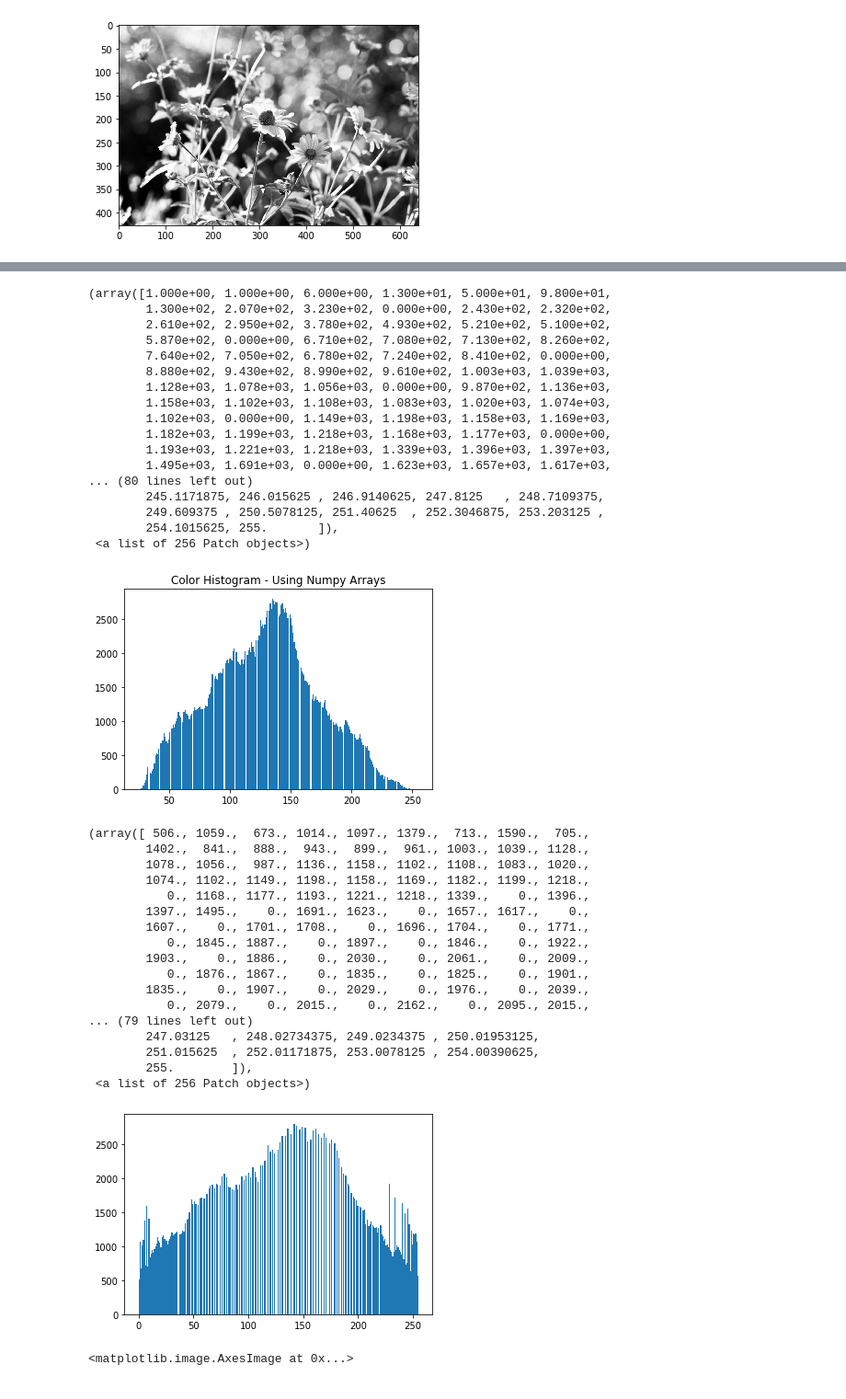
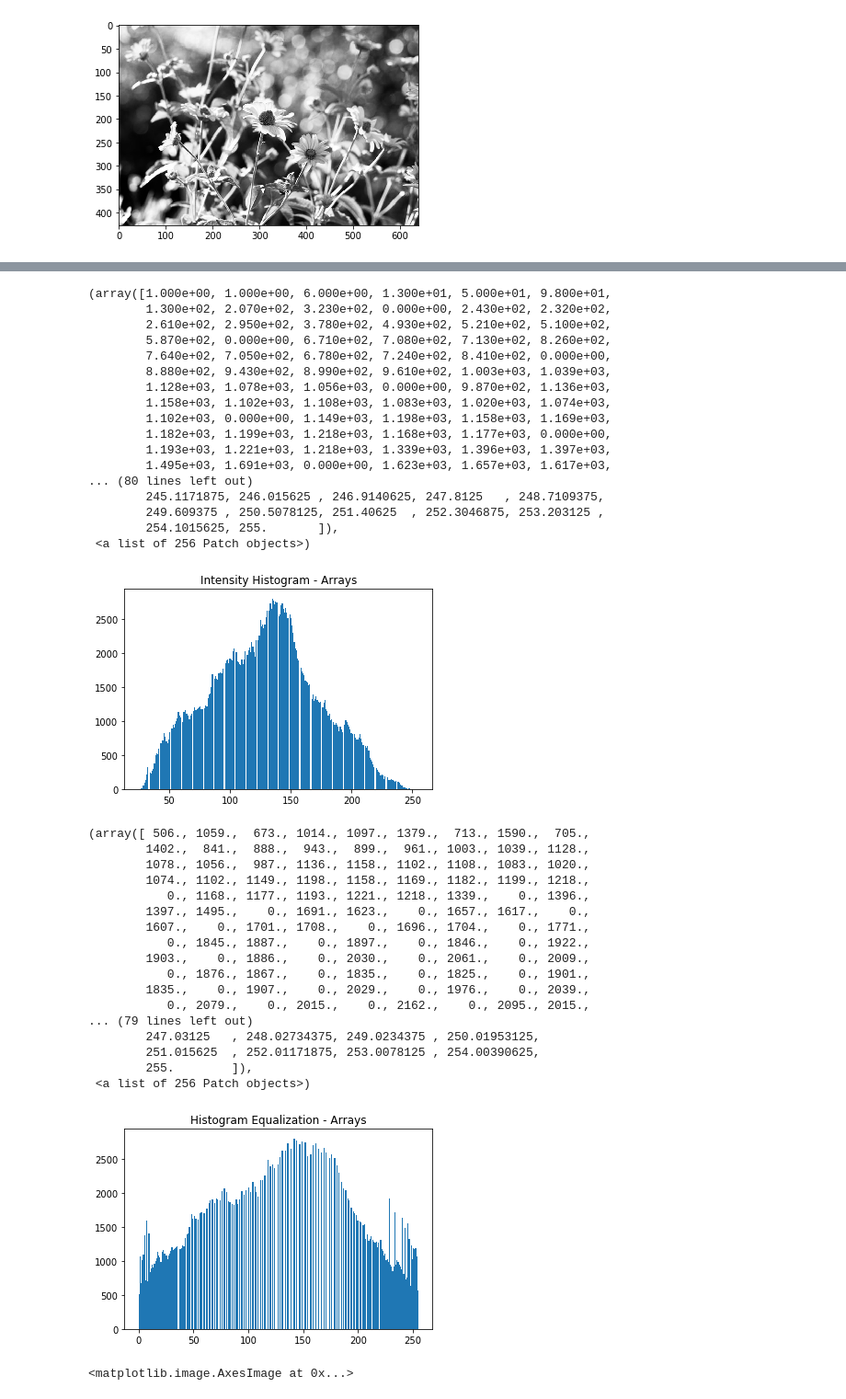
Before and after one commit to EthanWadsworth/TR_CV_Notes, a Jupyter notebook: Histograms.ipynb, the cells around one changed output, grey strips where cells are left out. Shown at 92% size. Saved outputs shown, nothing was run; the diff lists cells and outputs as text; code cells hidden in the pictures.

```diff
--- a/Histograms.ipynb
+++ b/Histograms.ipynb
@@ -103,7 +119,7 @@ plt.imshow(equa_gray_flowers, cmap='gray')
 # %%
 # More of the details are preserved using equalization
 # Reprint the two histograms
-plt.title('Color Histogram - Using Numpy Arrays')
+plt.title('Intensity Histogram - Arrays')
 # gray_flower_img.copy().flatten()
 plt.hist(gray_flower_img.copy().flatten(), 256)
 # %% [output]
@@ -124,29 +140,29 @@ plt.hist(gray_flower_img.copy().flatten(), 256)
         249.609375 , 250.5078125, 251.40625  , 252.3046875, 253.203125 ,
         254.1015625, 255.       ]),
  <a list of 256 Patch objects>)
-[figure, old version]
+[figure, new version]
 # %%
-#Opencv syntax
+plt.title('Histogram Equalization - Arrays')
 plt.hist(equa_gray_flowers.copy().flatten(), 256)
 # %% [output]
 (array([ 506., 1059.,  673., 1014., 1097., 1379.,  713., 1590.,  705.,
         1402.,  841.,  888.,  943.,  899.,  961., 1003., 1039., 1128.,
         1078., 1056.,  987., 1136., 1158., 1102., 1108., 1083., 1020.,
         1074., 1102., 1149., 1198., 1158., 1169., 1182., 1199., 1218.,
            0., 1168., 1177., 1193., 1221., 1218., 1339.,    0., 1396.,
         1397., 1495.,    0., 1691., 1623.,    0., 1657., 1617.,    0.,
         1607.,    0., 1701., 1708.,    0., 1696., 1704.,    0., 1771.,
            0., 1845., 1887.,    0., 1897.,    0., 1846.,    0., 1922.,
         1903.,    0., 1886.,    0., 2030.,    0., 2061.,    0., 2009.,
            0., 1876., 1867.,    0., 1835.,    0., 1825.,    0., 1901.,
         1835.,    0., 1907.,    0., 2029.,    0., 1976.,    0., 2039.,
            0., 2079.,    0., 2015.,    0., 2162.,    0., 2095., 2015.,
 ... (79 lines left out)
         247.03125   , 248.02734375, 249.0234375 , 250.01953125,
         251.015625  , 252.01171875, 253.0078125 , 254.00390625,
         255.        ]),
  <a list of 256 Patch objects>)
-[figure, old version]
+[figure, new version]
 # %%
 # This histogram has values much more evenly distributed
 # %%
```
Also changed, not shown: parts of 22 cells of this notebook.
